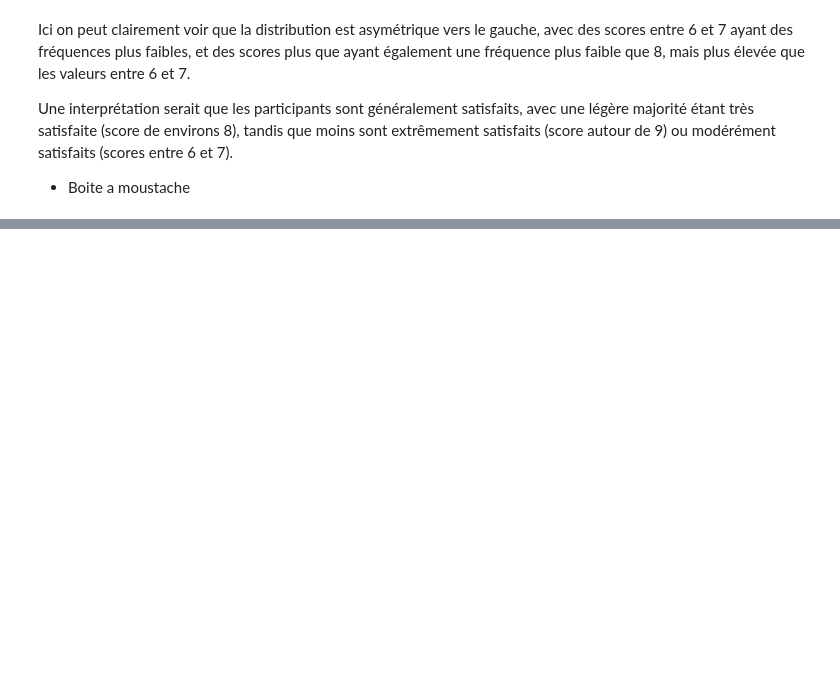
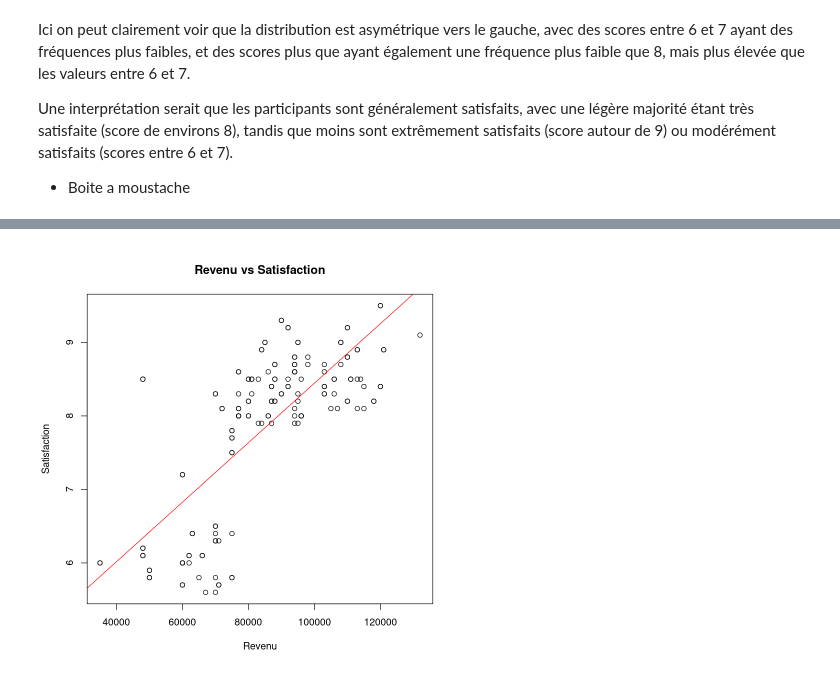
Before and after one commit to akram-elgh/Master-AIDC, a Jupyter notebook: sad/Revision/Revision.ipynb, the cells around one changed output, grey strips where cells are left out. Saved outputs shown, nothing was run; the diff lists cells and outputs as text; code cells hidden in the pictures; blank space fills up the shorter version.

```diff
--- a/sad/Revision/Revision.ipynb
+++ b/sad/Revision/Revision.ipynb
@@ -227,0 +298,3 @@ Ces méthodes d'analyse bivariée permettent de découvrir et d'interpréter les
+# %%
+modele <- lm(Satisfaction ~ Revenu, data = data)
+summary(modele)
@@ -227,0 +343,5 @@ Ces méthodes d'analyse bivariée permettent de découvrir et d'interpréter les
+# %%
+plot(data$Revenu, data$Satisfaction, xlab = "Revenu", ylab = "Satisfaction", main = "Revenu vs Satisfaction")
+abline(modele, col = "red")
+# %% [output]
+[figure, added]
```
Also changed, not shown: parts of 27 cells of this notebook, 1 other file.
